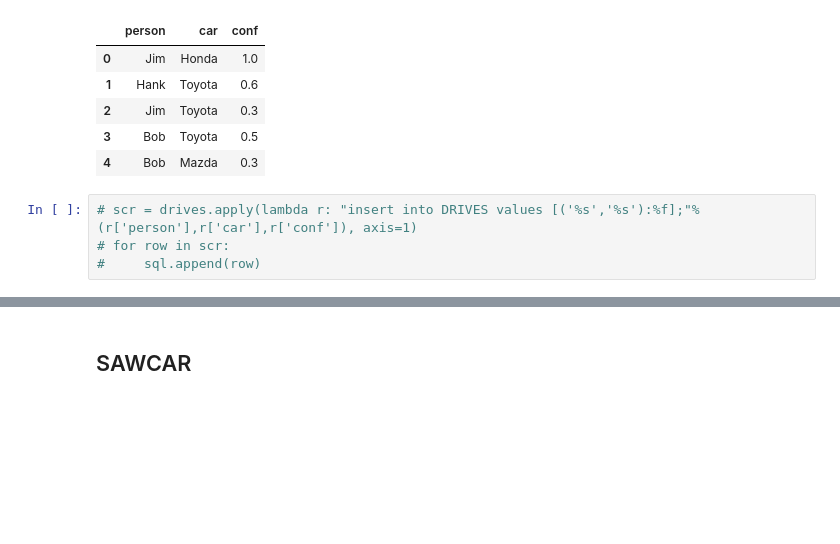
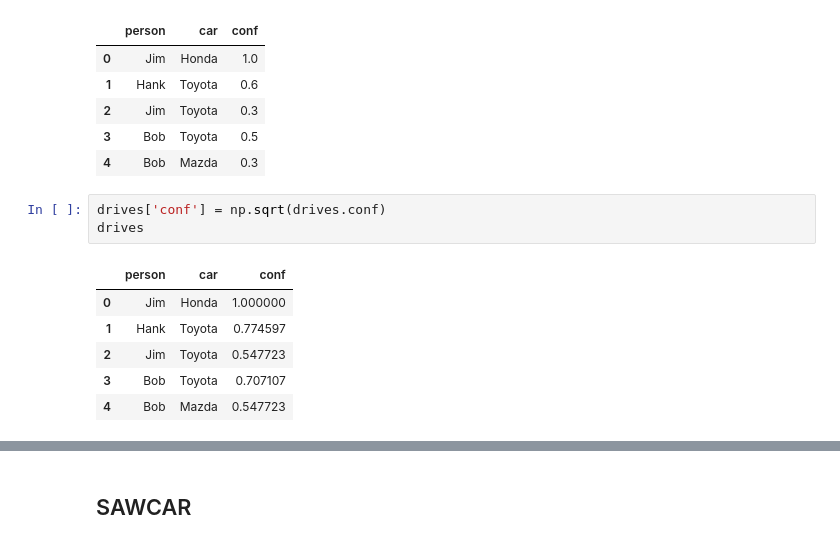
Before and after one commit to alexmemory/PrDBSens, a Jupyter notebook: notes/20150409_ACM_trio.ipynb, the cells around one changed output, grey strips where cells are left out. Saved outputs shown, nothing was run; the diff lists cells and outputs as text; blank space fills up the shorter version.

```diff
--- a/notes/20150409_ACM_trio.ipynb
+++ b/notes/20150409_ACM_trio.ipynb
@@ -464,8 +461,14 @@ drives
 | 2 | Jim | Toyota | 0.3 |
 | 3 | Bob | Toyota | 0.5 |
 | 4 | Bob | Mazda | 0.3 |
-# %%
-# scr = drives.apply(lambda r: "insert into DRIVES values [('%s','%s'):%f];"%(r['person'],r['car'],r['conf']), axis=1)
-# for row in scr:
-#     sql.append(row)
+# %%
+drives['conf'] = np.sqrt(drives.conf)
+drives
+# %% [output]
+|  | person | car | conf |
+| 0 | Jim | Honda | 1.000000 |
+| 1 | Hank | Toyota | 0.774597 |
+| 2 | Jim | Toyota | 0.547723 |
+| 3 | Bob | Toyota | 0.707107 |
+| 4 | Bob | Mazda | 0.547723 |
 # %%
```
Also changed, not shown: parts of 17 cells of this notebook.
